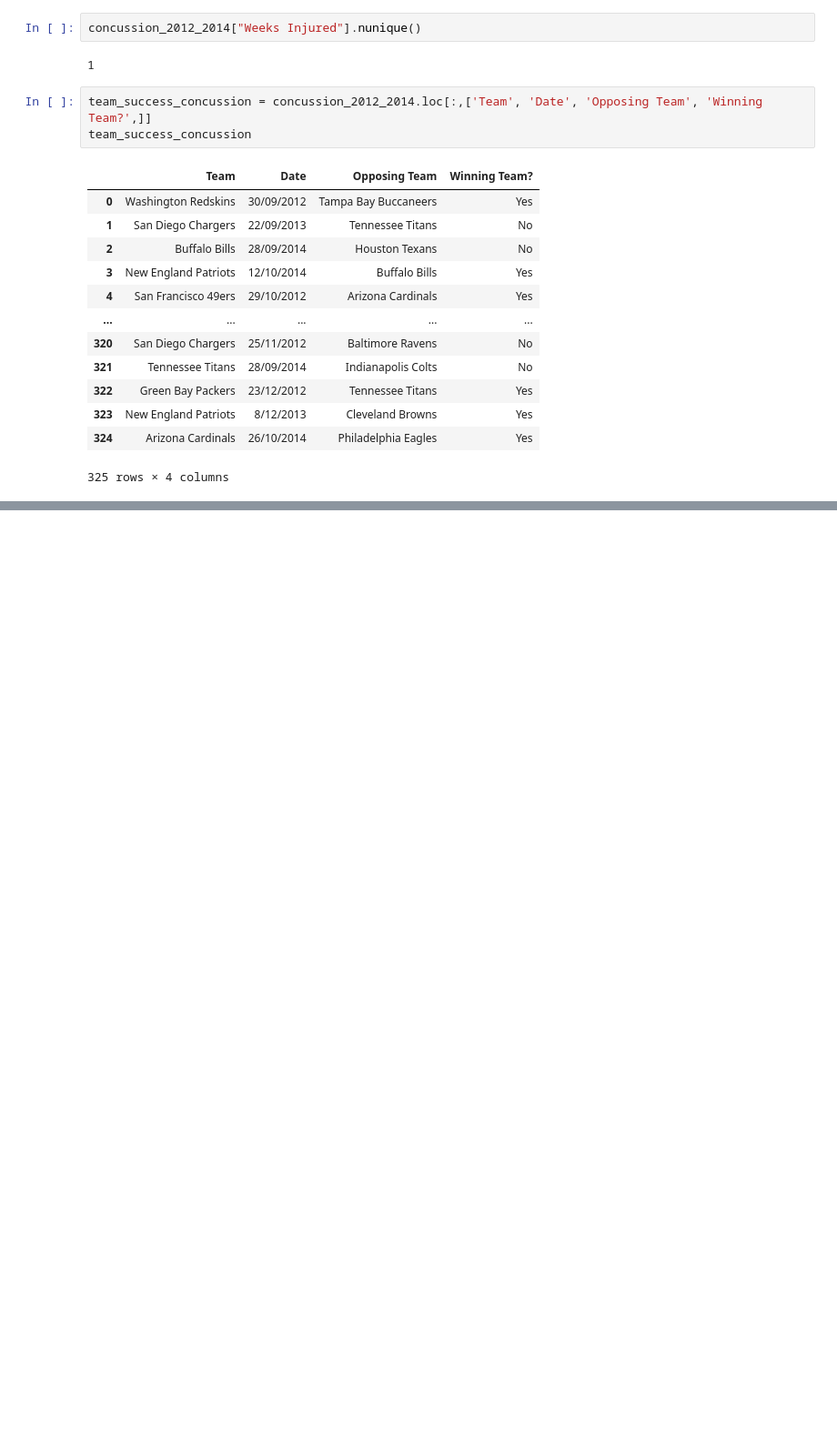
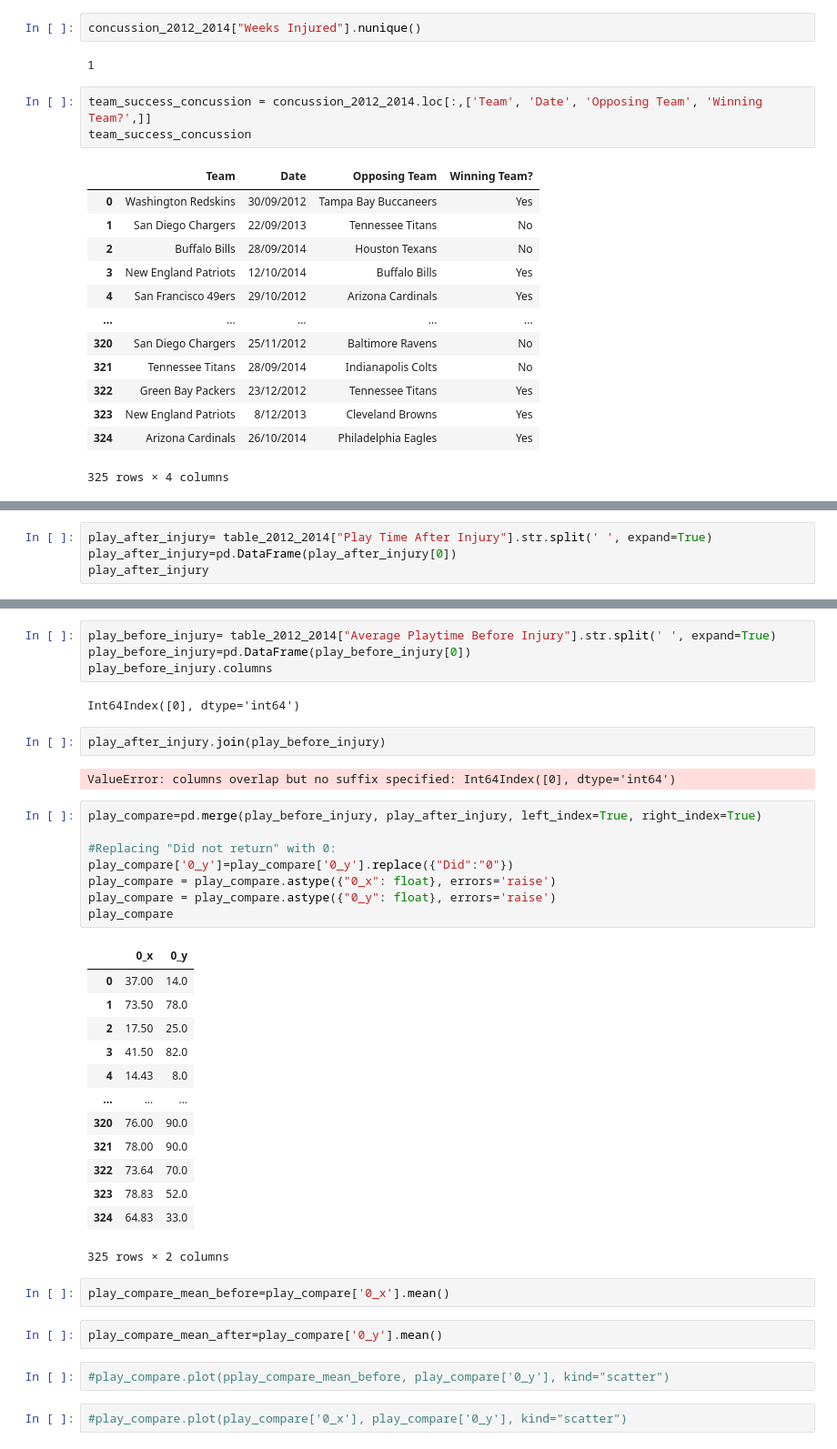
Before and after one commit to DunieCarrasco/nfl_concussion_analysis, a Jupyter notebook: games_missed.ipynb, the cells around one changed output, grey strips where cells are left out. Shown at 91% size. Saved outputs shown, nothing was run; the diff lists cells and outputs as text; blank space fills up the shorter version.

```diff
--- a/games_missed.ipynb
+++ b/games_missed.ipynb
@@ -251,0 +304,4 @@ team_success_concussion
+# %%
+play_after_injury= table_2012_2014["Play Time After Injury"].str.split(' ', expand=True)
+play_after_injury=pd.DataFrame(play_after_injury[0])
+play_after_injury
@@ -251,0 +322,40 @@ team_success_concussion
+# %%
+play_before_injury= table_2012_2014["Average Playtime Before Injury"].str.split(' ', expand=True)
+play_before_injury=pd.DataFrame(play_before_injury[0])
+play_before_injury.columns
+# %% [output]
+Int64Index([0], dtype='int64')
+# %%
+play_after_injury.join(play_before_injury)
+# %% [output]
+ValueError: columns overlap but no suffix specified: Int64Index([0], dtype='int64')
+# %%
+play_compare=pd.merge(play_before_injury, play_after_injury, left_index=True, right_index=True)
+
+#Replacing "Did not return" with 0:
+play_compare['0_y']=play_compare['0_y'].replace({"Did":"0"})
+play_compare = play_compare.astype({"0_x": float}, errors='raise')
+play_compare = play_compare.astype({"0_y": float}, errors='raise')
+play_compare
+# %% [output]
+|  | 0_x | 0_y |
+| 0 | 37.00 | 14.0 |
+| 1 | 73.50 | 78.0 |
+| 2 | 17.50 | 25.0 |
+| 3 | 41.50 | 82.0 |
+| 4 | 14.43 | 8.0 |
+| ... | ... | ... |
+| 320 | 76.00 | 90.0 |
+| 321 | 78.00 | 90.0 |
+| 322 | 73.64 | 70.0 |
+| 323 | 78.83 | 52.0 |
+| 324 | 64.83 | 33.0 |
+325 rows × 2 columns
+# %%
+play_compare_mean_before=play_compare['0_x'].mean()
+# %%
+play_compare_mean_after=play_compare['0_y'].mean()
+# %%
+#play_compare.plot(pplay_compare_mean_before, play_compare['0_y'], kind="scatter")
+# %%
+#play_compare.plot(play_compare['0_x'], play_compare['0_y'], kind="scatter")
```
Also changed, not shown: parts of 21 cells of this notebook.
